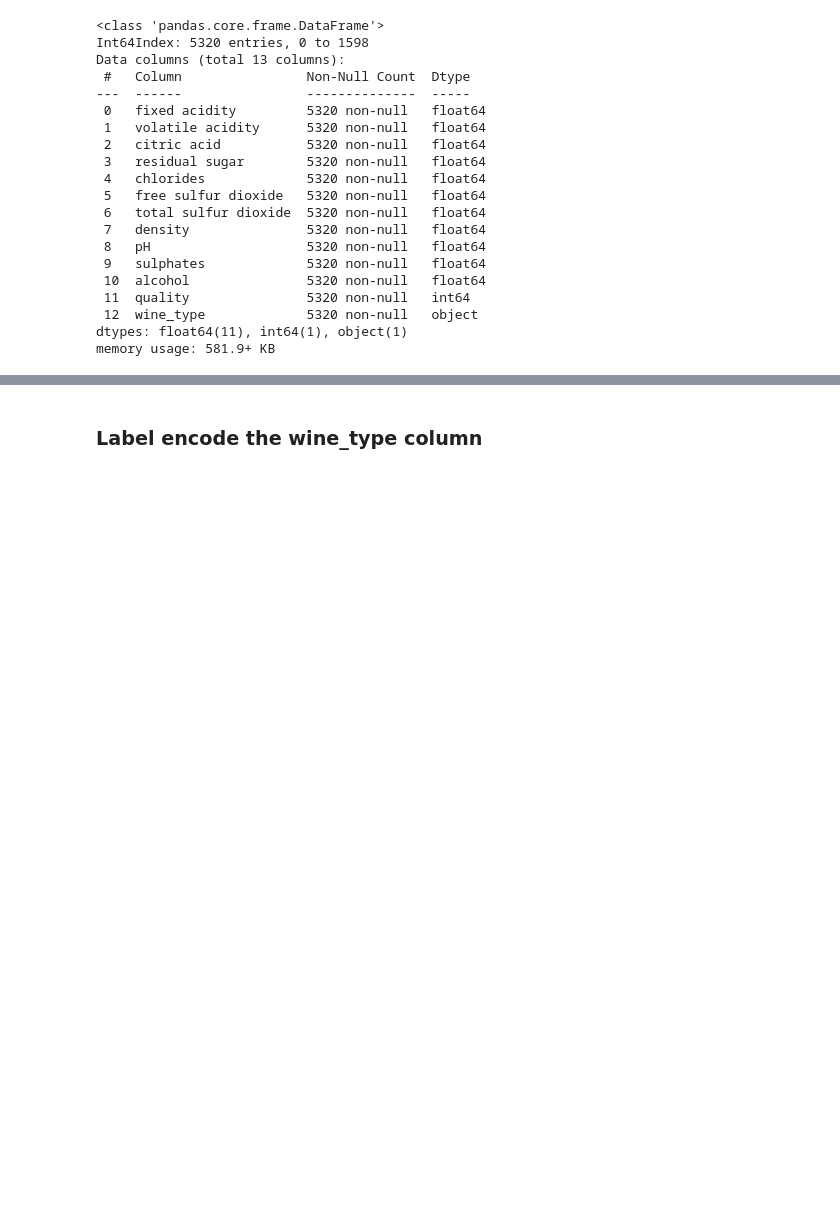
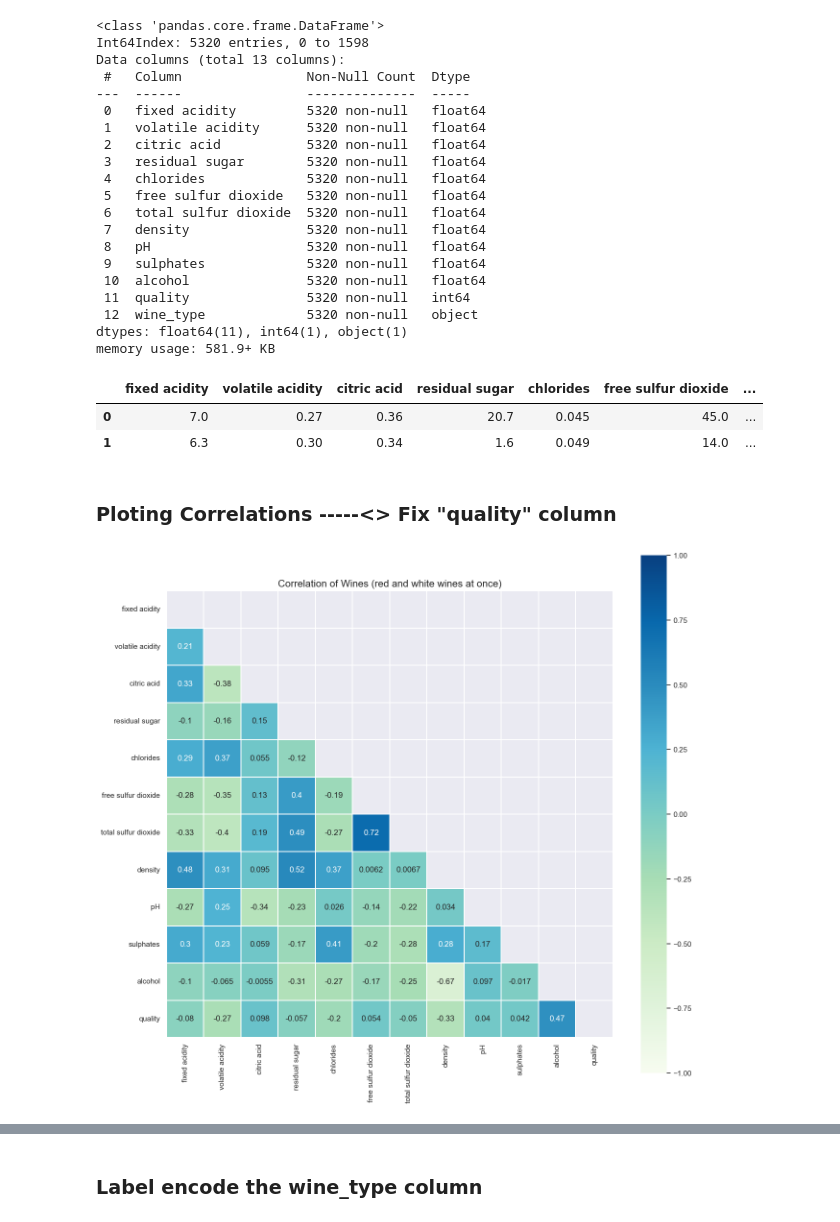
Before and after one commit to sfdatade/blueberry_winerys_project_ML, a Jupyter notebook: ML_wines_presentation.ipynb, the cells around one changed output, grey strips where cells are left out. Drawn from its saved outputs; the diff is of its cells as text; code cells hidden in the pictures; blank space fills up the shorter version.

```diff
--- a/ML_wines_presentation.ipynb
+++ b/ML_wines_presentation.ipynb
@@ -150,3 +184,23 @@ Data columns (total 13 columns):
  12  wine_type             5320 non-null   object
 dtypes: float64(11), int64(1), object(1)
 memory usage: 581.9+ KB
+# %%
+wines.head(2)
+# %% [output]
+|  | fixed acidity | volatile acidity | citric acid | residual sugar | chlorides | free sulfur dioxide | ... |
+| 0 | 7.0 | 0.27 | 0.36 | 20.7 | 0.045 | 45.0 | ... |
+| 1 | 6.3 | 0.30 | 0.34 | 1.6 | 0.049 | 14.0 | ... |
+# %% [markdown]
+### Ploting Correlations -----<> Fix "quality" column
+# %%
+wns = wines[['fixed acidity','volatile acidity','citric acid','residual sugar','chlorides','free sulfur dioxide','total sulfur dioxide','density','pH','sulphates','alcohol','quality']]
+
+corrwines = wns.corr()
+f,ax = plt.subplots(figsize=(15,14))
+mask = np.zeros_like(corrwines)
+mask[np.triu_indices_from(mask)] = True
+sns.heatmap(corrwines,cmap='GnBu',annot=True,linewidths=.1,square=True,mask=mask, vmax = 1, vmin = -1);
+plt.title('Correlation of Wines (red and white wines at once)',fontsize=15);
+plt.show()
+# %% [output]
+[figure, added]
```
Also changed, not shown: parts of 6 cells of this notebook, 1 other file.
